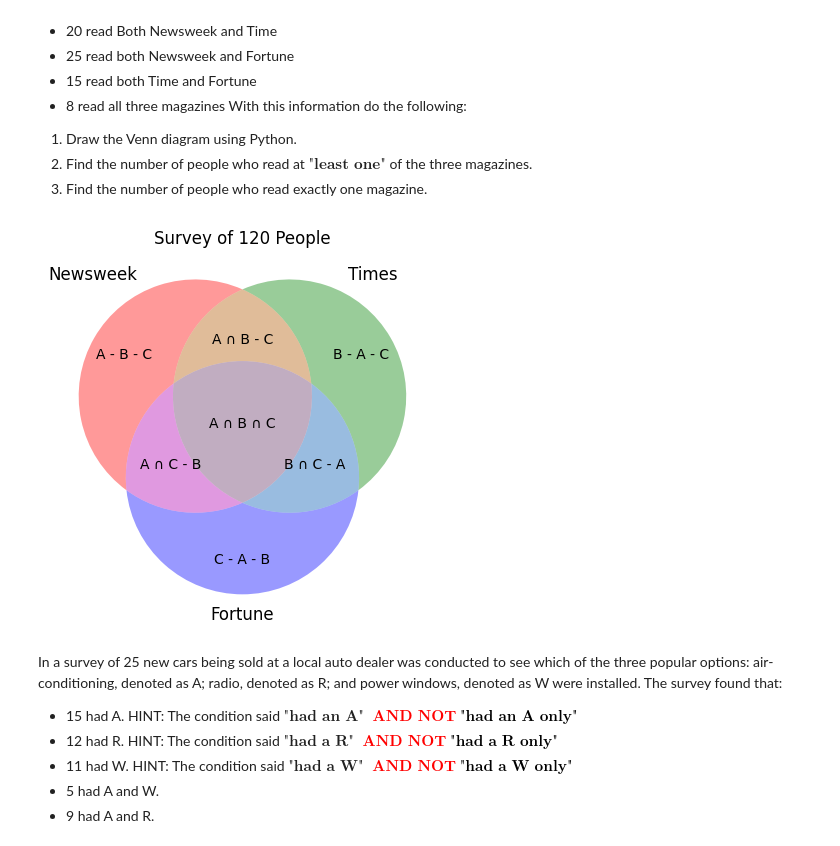
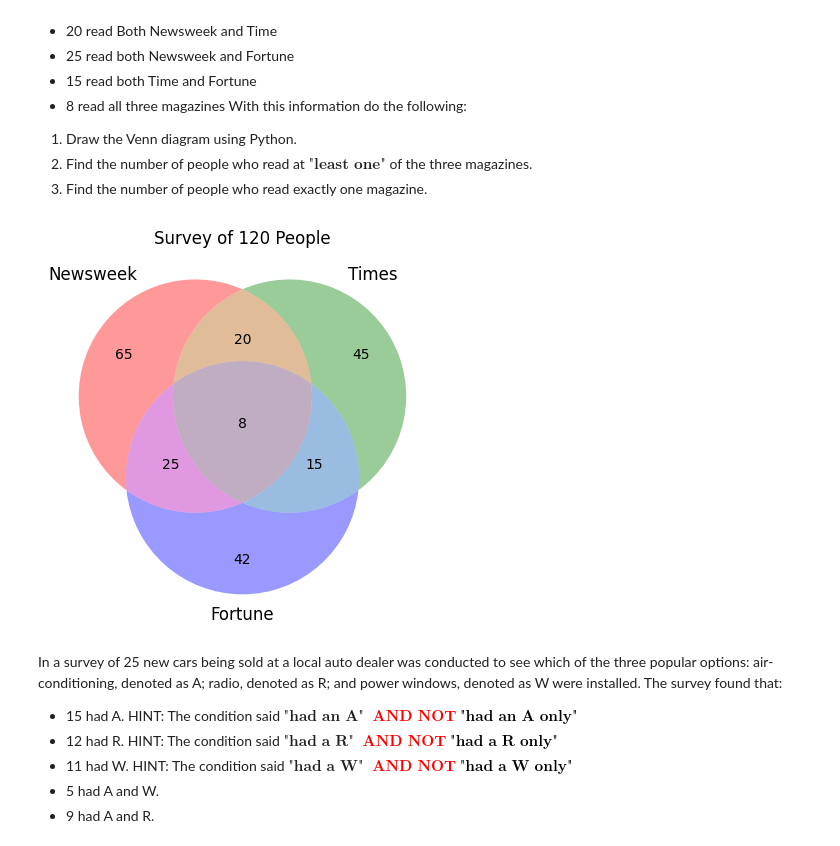
Before and after one commit to braindeadLeee/Discrete_Mathematics, a Jupyter notebook: set_theory.ipynb, the cells around one changed output. Drawn from its saved outputs; the diff is of its cells as text; code cells hidden in the pictures.

```diff
--- a/set_theory.ipynb
+++ b/set_theory.ipynb
@@ -211,33 +213,30 @@ With this information do the following:<br>
 2. Find the number of people who read at $\textbf{"least one"}$ of the three magazines.
 3. Find the number of people who read exactly one magazine.
 # %%
-'''
-I COPY PASTED THIS OFF CHATGPT I COPY PASTED THIS OFF CHATGPT I COPY PASTED THIS OFF CHATGPT
-'''
 # Define the sets
 A={65,20,25,8} #newsweek
 B={45,20,15,8} #times
 C={42,25,15,8} #fortune
 
 # Create the Venn diagram
 venn = venn3(subsets=(len(A - B - C), len(B - A - C), len(A & B - C), len(C - A - B),
                       len(A & C - B), len(B & C - A), len(A & B & C)),
              set_labels=('Newsweek', 'Times', 'Fortune'))
 
 # Add labels to the intersections
-venn.get_label_by_id('100').set_text('A - B - C')
-venn.get_label_by_id('010').set_text('B - A - C')
-venn.get_label_by_id('110').set_text('A ∩ B - C')
-venn.get_label_by_id('001').set_text('C - A - B')
-venn.get_label_by_id('101').set_text('A ∩ C - B')
-venn.get_label_by_id('011').set_text('B ∩ C - A')
-venn.get_label_by_id('111').set_text('A ∩ B ∩ C')
+venn.get_label_by_id('100').set_text('65')
+venn.get_label_by_id('010').set_text('45')
+venn.get_label_by_id('110').set_text('20')
+venn.get_label_by_id('001').set_text('42')
+venn.get_label_by_id('101').set_text('25')
+venn.get_label_by_id('011').set_text('15')
+venn.get_label_by_id('111').set_text('8')
 
 # Display the diagram
 plt.title("Survey of 120 People")
 plt.show()
 # %% [output]
-[figure, old version]
+[figure, new version]
 # %% [markdown]
 In a survey of 25 new cars being sold at a local auto dealer was conducted to see which of the three popular options: air-conditioning, denoted as A; radio, denoted as R; and power windows, denoted as W were installed. The survey found that:
 - 15 had A. HINT: The condition said $\textbf{"had an A"}$  <font color='red'>$\textbf{ AND NOT}$ <font color='black'>$\textbf{"had an A only"}$
```
Also changed, not shown: parts of 2 cells of this notebook.
